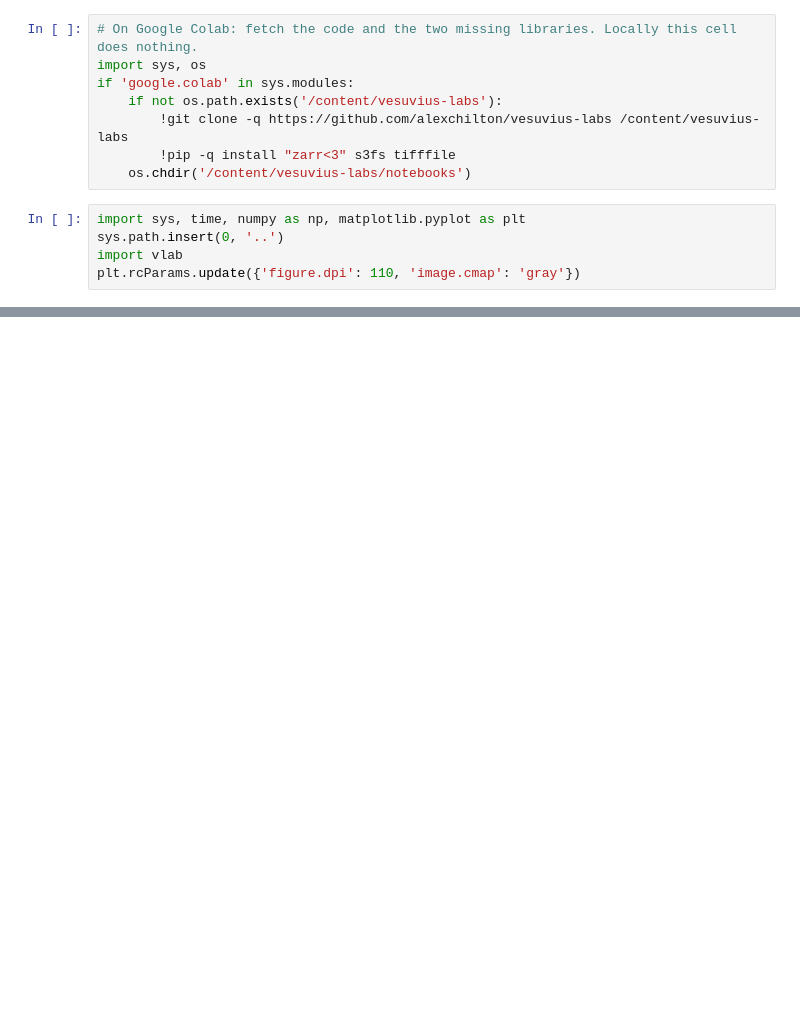
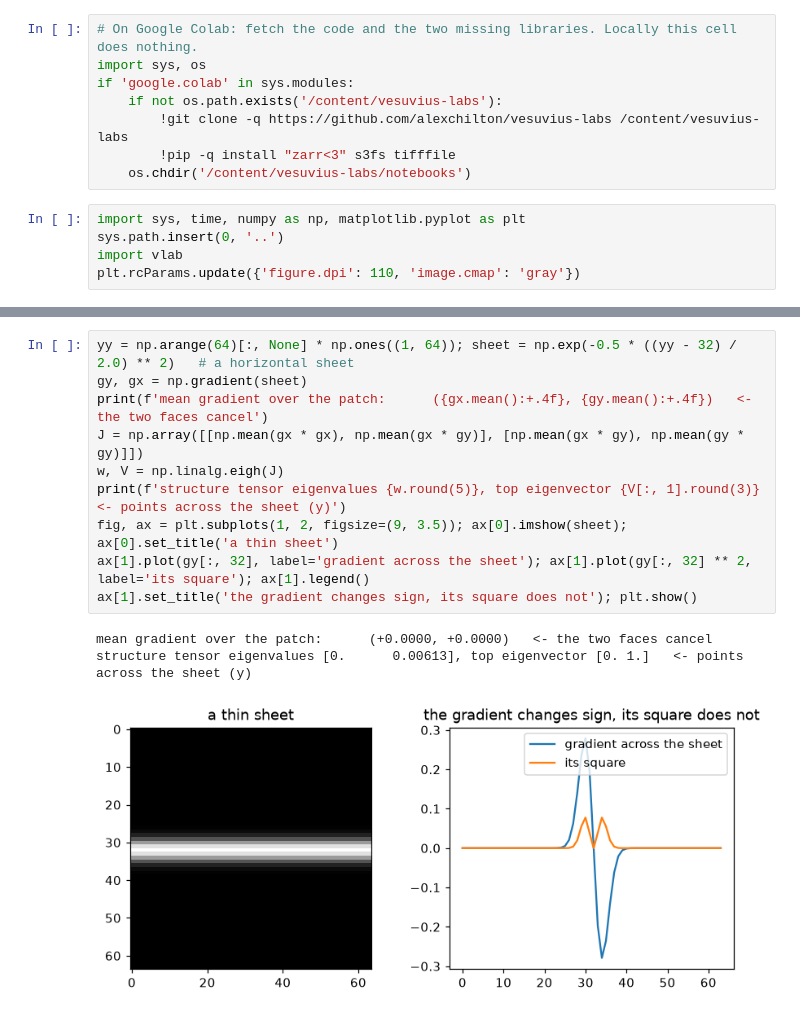
Before and after one commit to alexchilton/vesuvius-labs, a Jupyter notebook: notebooks/01_volumes.ipynb, the cells around one changed output, grey strips where cells are left out. Saved outputs shown, nothing was run; the diff lists cells and outputs as text; blank space fills up the shorter version.

```diff
--- a/notebooks/01_volumes.ipynb
+++ b/notebooks/01_volumes.ipynb
@@ -63,0 +112,14 @@ normal. This is the classical, model-free way to find sheets, and the normal is
+# %%
+yy = np.arange(64)[:, None] * np.ones((1, 64)); sheet = np.exp(-0.5 * ((yy - 32) / 2.0) ** 2)   # a horizontal sheet
+gy, gx = np.gradient(sheet)
+print(f'mean gradient over the patch:      ({gx.mean():+.4f}, {gy.mean():+.4f})   <- the two faces cancel')
+J = np.array([[np.mean(gx * gx), np.mean(gx * gy)], [np.mean(gx * gy), np.mean(gy * gy)]])
+w, V = np.linalg.eigh(J)
+print(f'structure tensor eigenvalues {w.round(5)}, top eigenvector {V[:, 1].round(3)}   <- points across the sheet (y)')
+fig, ax = plt.subplots(1, 2, figsize=(9, 3.5)); ax[0].imshow(sheet); ax[0].set_title('a thin sheet')
+ax[1].plot(gy[:, 32], label='gradient across the sheet'); ax[1].plot(gy[:, 32] ** 2, label='its square'); ax[1].legend()
+ax[1].set_title('the gradient changes sign, its square does not'); plt.show()
+# %% [output]
+mean gradient over the patch:      (+0.0000, +0.0000)   <- the two faces cancel
+structure tensor eigenvalues [0.      0.00613], top eigenvector [0. 1.]   <- points across the sheet (y)
+[figure, added]
```
Also changed, not shown: parts of 15 cells of this notebook, 10 other files.
